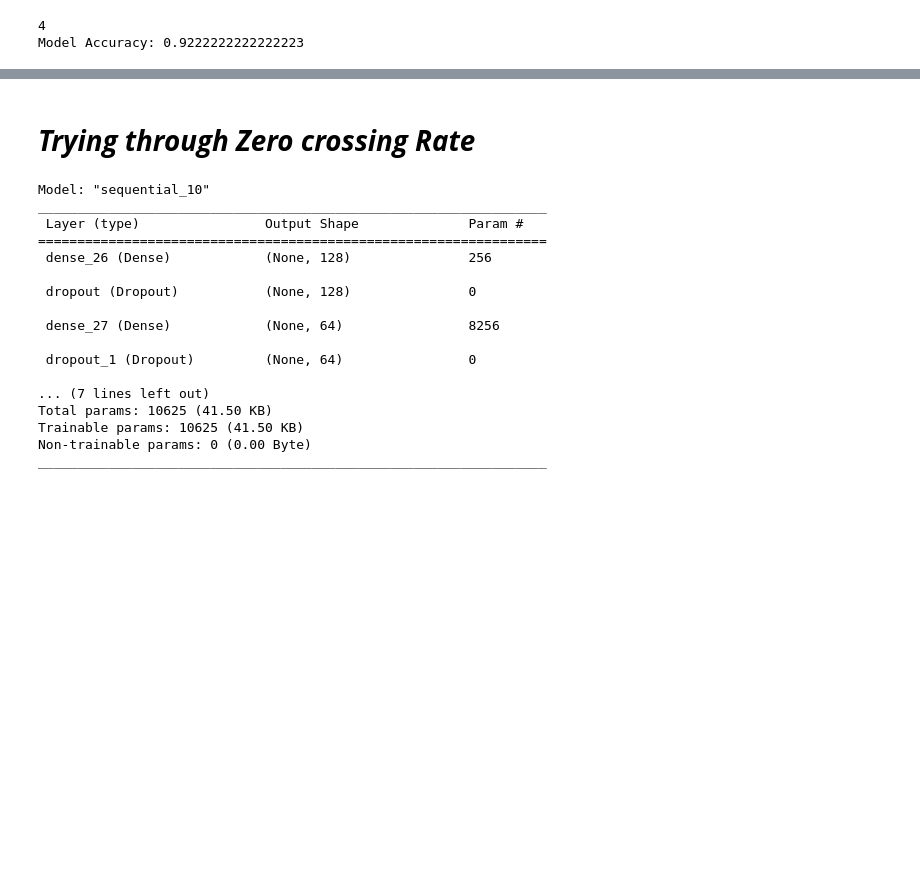
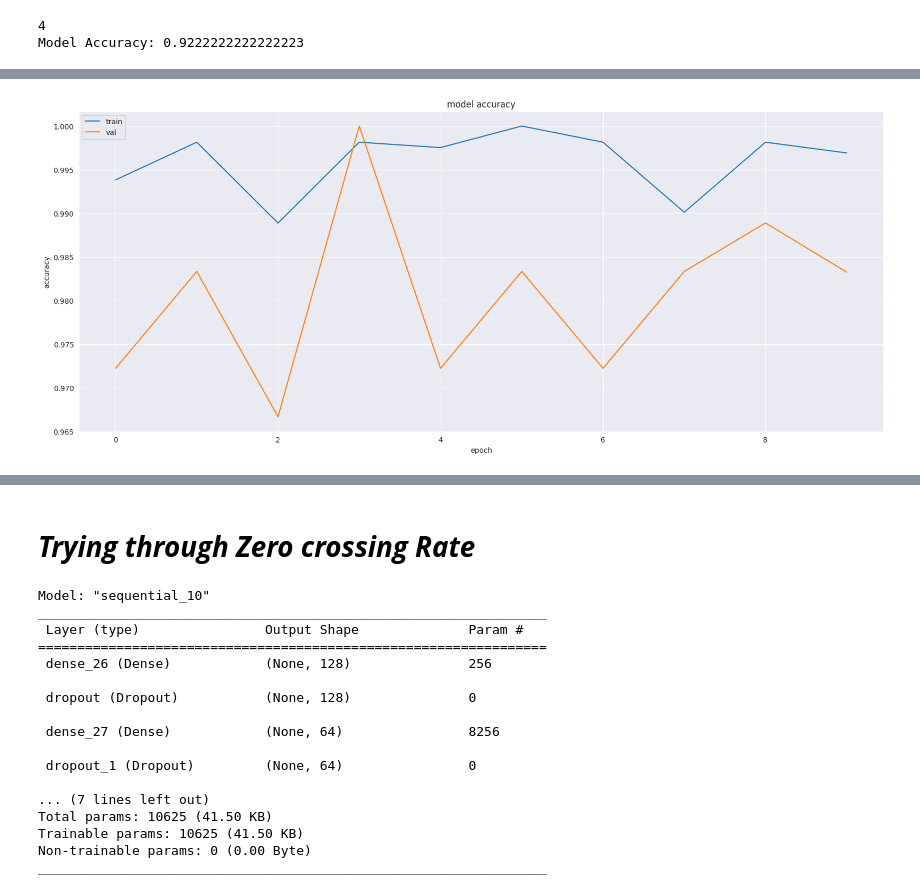
Before and after one commit to Sanmitha-Sadhishkumar/Dysarthria-detection, a Jupyter notebook: Dysarthria_detection.ipynb, the cells around one changed output, grey strips where cells are left out. Drawn from its saved outputs; the diff is of its cells as text; code cells hidden in the pictures; blank space fills up the shorter version.

```diff
--- a/Dysarthria_detection.ipynb
+++ b/Dysarthria_detection.ipynb
@@ -560,0 +552,40 @@ loaded_model = load('logistic_regression_model.joblib')
+# %%
+import tensorflow as tf
+from tensorflow.keras.layers import Input, Conv2D, MaxPooling2D, Flatten, Dense, MultiHeadAttention, LayerNormalization
+from tensorflow.keras.models import Model
+
+class TransformerEncoder(tf.keras.layers.Layer):
+    def __init__(self, num_heads, key_dim, **kwargs):
+        super(TransformerEncoder, self).__init__(**kwargs)
+        self.multi_head_attention = MultiHeadAttention(num_heads=num_heads, key_dim=key_dim)
+        self.layer_norm = LayerNormalization(epsilon=1e-6)
+
+    def call(self, inputs):
+        attention_output = self.multi_head_attention(inputs, inputs, inputs)
+        attention_output = self.layer_norm(inputs + attention_output)
+        return attention_output
+
+def build_transformer_model():
+    input_layer = Input(shape=(16, 8, 1))
+    x = Conv2D(filters=32, kernel_size=(3, 3), activation='relu', padding="same")(input_layer)
+    x = MaxPooling2D(2, 2)(x)
+    x = Conv2D(filters=64, kernel_size=(3, 3), activation='relu', padding="same")(x)
+    x = MaxPooling2D(2, 2)(x)
+
+    # Transformer block
+    transformer_encoder = TransformerEncoder(num_heads=2, key_dim=64)(x)
+
+    x = Flatten()(x)
+    transformer_encoder = Flatten()(transformer_encoder)
+
+    concatenated_output = tf.keras.layers.concatenate([x, transformer_encoder])
+
+    dense_layer = Dense(32, activation='relu')(concatenated_output)
+    output_layer = Dense(1, activation='sigmoid')(dense_layer)
+
+    model = Model(inputs=input_layer, outputs=output_layer)
+    model.summary()
+
+    return model
+# %%
+trans_history = k_fold_val(build_transformer_model, "trans_model")
@@ -560,0 +610,2 @@ loaded_model = load('logistic_regression_model.joblib')
+# %%
+(train_accuracies, val_accuracies, losses, val_losses) = acc_loss(trans_history)
@@ -560,0 +617,4 @@ loaded_model = load('logistic_regression_model.joblib')
+# %%
+plot_accuracies(train_accuracies, val_accuracies)
+# %% [output]
+[figure, added]
```
Also changed, not shown: parts of 39 cells of this notebook, 10 other files.
